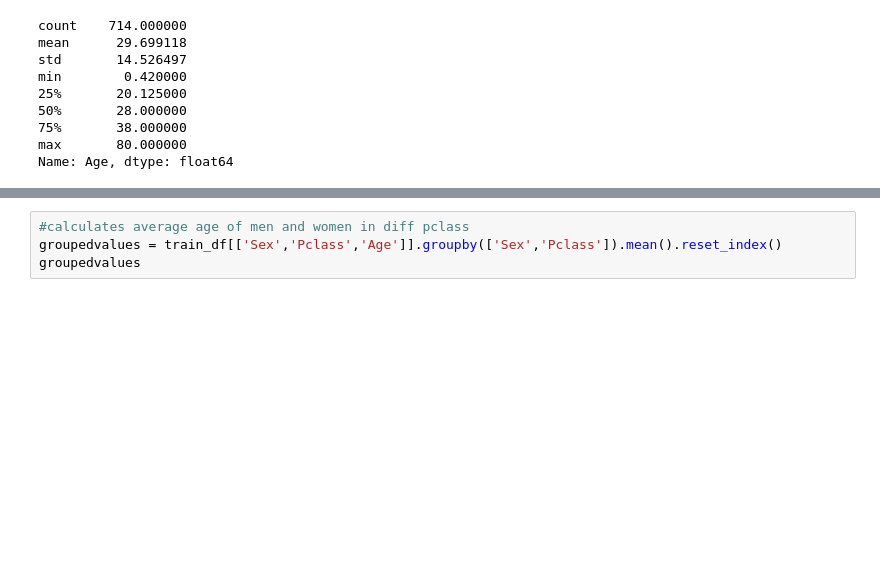
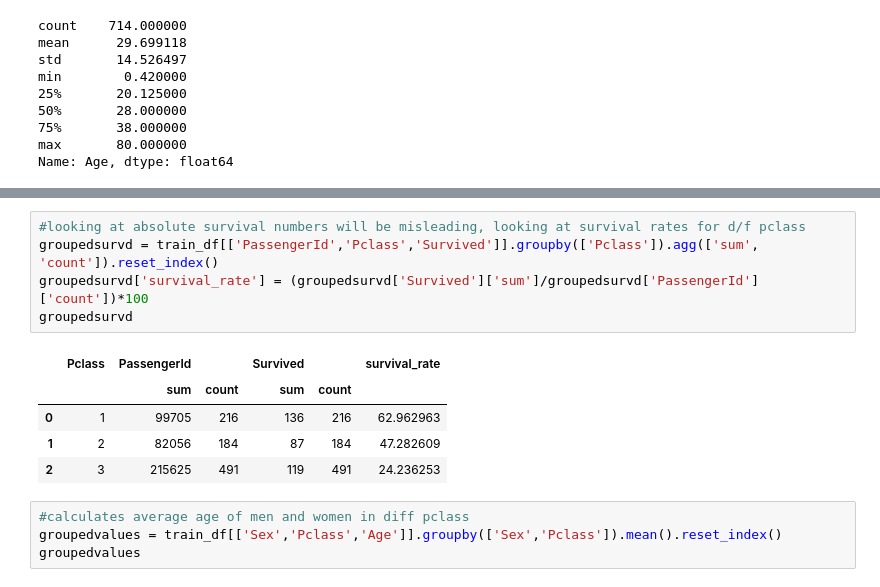
Before and after one commit to RaghupatiRaghav/PalakPaneer, a Jupyter notebook: init_code.ipynb, the cells around one changed output, grey strips where cells are left out. Saved outputs shown, nothing was run; the diff lists cells and outputs as text; blank space fills up the shorter version.

```diff
--- a/init_code.ipynb
+++ b/init_code.ipynb
@@ -60,3 +70,14 @@ Name: Age, dtype: float64
+# %%
+#looking at absolute survival numbers will be misleading, looking at survival rates for d/f pclass
+groupedsurvd = train_df[['PassengerId','Pclass','Survived']].groupby(['Pclass']).agg(['sum', 'count']).reset_index()
+groupedsurvd['survival_rate'] = (groupedsurvd['Survived']['sum']/groupedsurvd['PassengerId']['count'])*100
+groupedsurvd
+# %% [output]
+|  | Pclass | PassengerId |  | Survived |  | survival_rate |
+|  |  | sum | count | sum | count |  |
+| 0 | 1 | 99705 | 216 | 136 | 216 | 62.962963 |
+| 1 | 2 | 82056 | 184 | 87 | 184 | 47.282609 |
+| 2 | 3 | 215625 | 491 | 119 | 491 | 24.236253 |
 # %%
 #calculates average age of men and women in diff pclass
 groupedvalues = train_df[['Sex','Pclass','Age']].groupby(['Sex','Pclass']).mean().reset_index()
```
Also changed, not shown: parts of 5 cells of this notebook.
